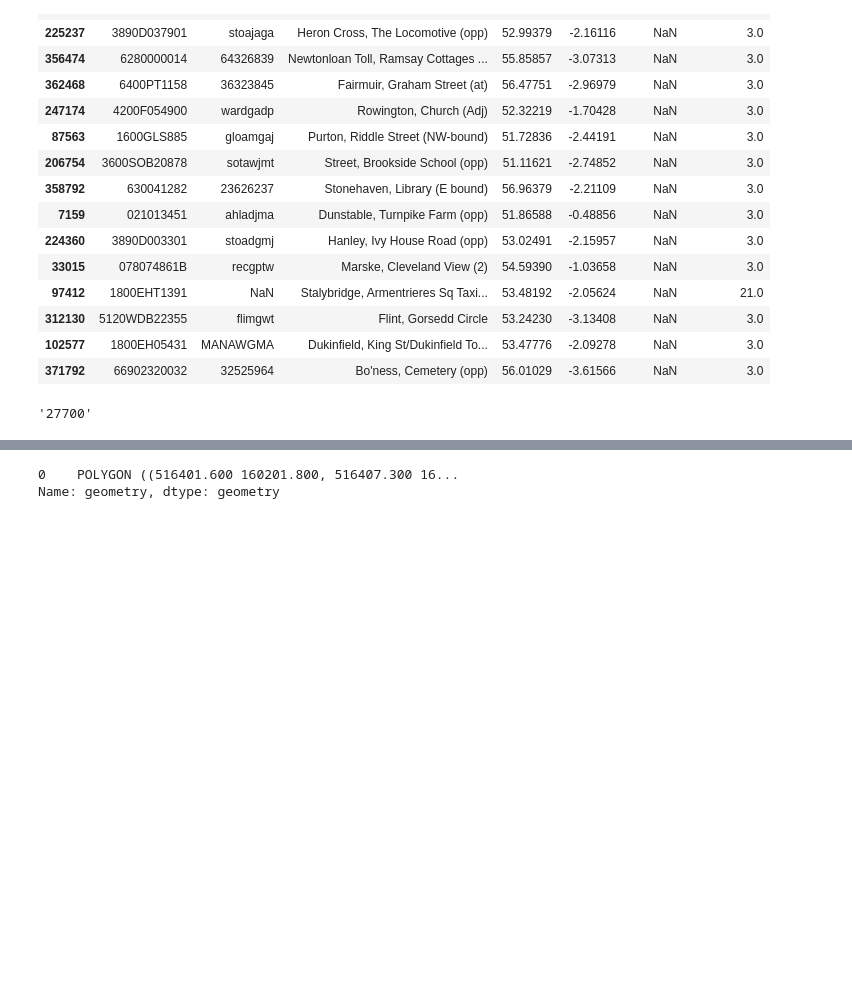
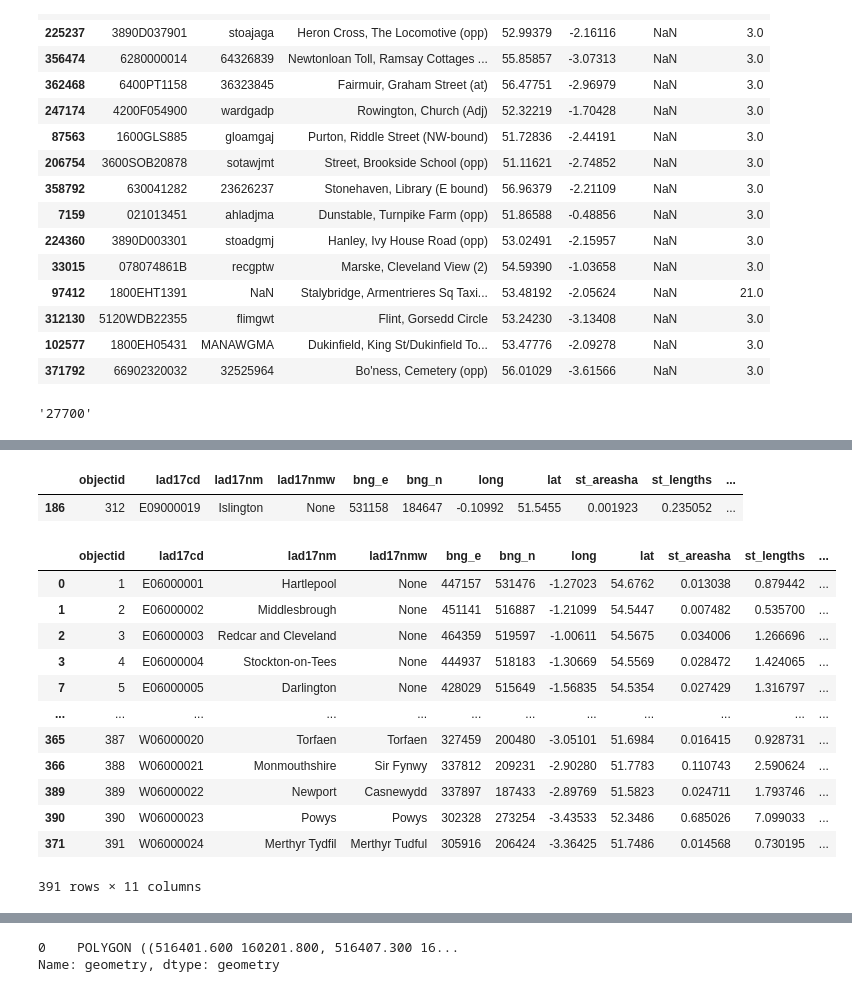
Before and after one commit to ONSdigital/SDG_11.2.1, a Jupyter notebook: SDG_11.2.1.ipynb, the cells around one changed output, grey strips where cells are left out. Drawn from its saved outputs; the diff is of its cells as text; code cells hidden in the pictures; blank space fills up the shorter version.

```diff
--- a/SDG_11.2.1.ipynb
+++ b/SDG_11.2.1.ipynb
@@ -62,2 +62,24 @@ map_df = gpd.read_file(os.path.join(map_data_path,'London_Borough_Excluding_MHW.
 
 # OA_2011_London_gen_MHW.shp'
+# %%
+map_df[map_df['lad17nm']=='Islington']
+# %% [output]
+|  | objectid | lad17cd | lad17nm | lad17nmw | bng_e | bng_n | long | lat | st_areasha | st_lengths | ... |
+| 186 | 312 | E09000019 | Islington | None | 531158 | 184647 | -0.10992 | 51.5455 | 0.001923 | 0.235052 | ... |
+# %%
+lad17_sort = map_df.sort_values('lad17cd')
+lad17_sort
+# %% [output]
+|  | objectid | lad17cd | lad17nm | lad17nmw | bng_e | bng_n | long | lat | st_areasha | st_lengths | ... |
+| 0 | 1 | E06000001 | Hartlepool | None | 447157 | 531476 | -1.27023 | 54.6762 | 0.013038 | 0.879442 | ... |
+| 1 | 2 | E06000002 | Middlesbrough | None | 451141 | 516887 | -1.21099 | 54.5447 | 0.007482 | 0.535700 | ... |
+| 2 | 3 | E06000003 | Redcar and Cleveland | None | 464359 | 519597 | -1.00611 | 54.5675 | 0.034006 | 1.266696 | ... |
+| 3 | 4 | E06000004 | Stockton-on-Tees | None | 444937 | 518183 | -1.30669 | 54.5569 | 0.028472 | 1.424065 | ... |
+| 7 | 5 | E06000005 | Darlington | None | 428029 | 515649 | -1.56835 | 54.5354 | 0.027429 | 1.316797 | ... |
+| ... | ... | ... | ... | ... | ... | ... | ... | ... | ... | ... | ... |
+| 365 | 387 | W06000020 | Torfaen | Torfaen | 327459 | 200480 | -3.05101 | 51.6984 | 0.016415 | 0.928731 | ... |
+| 366 | 388 | W06000021 | Monmouthshire | Sir Fynwy | 337812 | 209231 | -2.90280 | 51.7783 | 0.110743 | 2.590624 | ... |
+| 389 | 389 | W06000022 | Newport | Casnewydd | 337897 | 187433 | -2.89769 | 51.5823 | 0.024711 | 1.793746 | ... |
+| 390 | 390 | W06000023 | Powys | Powys | 302328 | 273254 | -3.43533 | 52.3486 | 0.685026 | 7.099033 | ... |
+| 371 | 391 | W06000024 | Merthyr Tydfil | Merthyr Tudful | 305916 | 206424 | -3.36425 | 51.7486 | 0.014568 | 0.730195 | ... |
+391 rows × 11 columns
```
Also changed, not shown: parts of 17 cells of this notebook, 6 other files.
